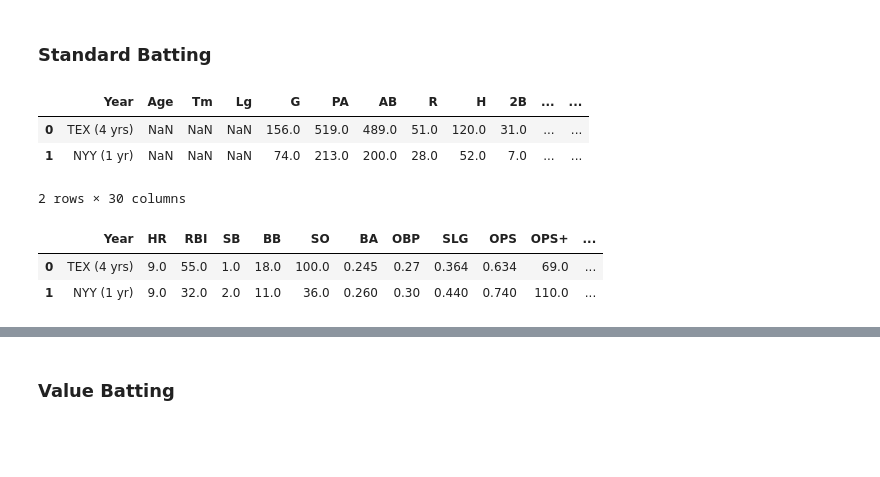
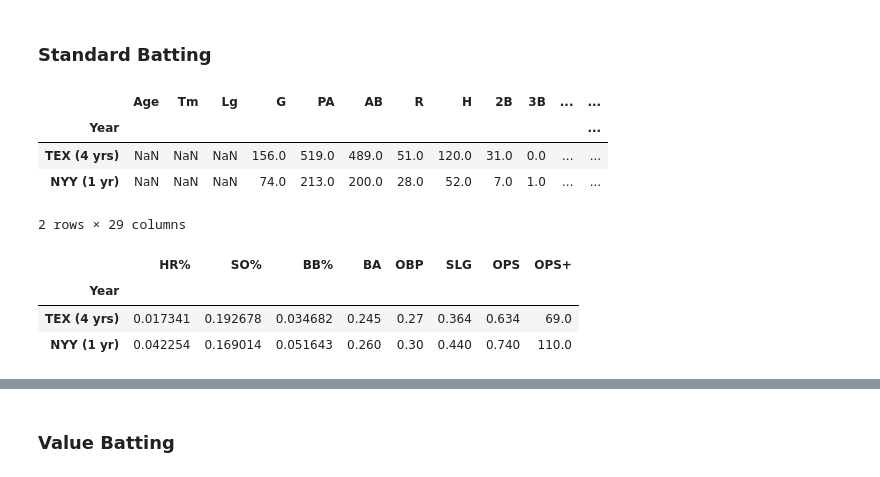
Before and after one commit to Steven-Woodring/Dingers_And_Data, a Jupyter notebook: No_Way_Jose/No_Way_Jose.ipynb, the cells around one changed output, grey strips where cells are left out. Cells and saved outputs as stored; diff of their text form; code cells hidden in the pictures; blank space fills up the shorter version.

```diff
--- a/No_Way_Jose/No_Way_Jose.ipynb
+++ b/No_Way_Jose/No_Way_Jose.ipynb
@@ -15,18 +15,25 @@ std_fld_df = pd.read_csv('Resources/Data/standard_fielding.csv')
 # %%
 # Only grab rows that group by team
 std_bat_df = std_bat_df.loc[(std_bat_df['Year'] == 'TEX (4 yrs)') | (std_bat_df['Year'] == 'NYY (1 yr)')]
-std_bat_df.reset_index(drop=True, inplace=True)
+std_bat_df.set_index('Year', inplace=True)
 std_bat_df
 # %% [output]
-|  | Year | Age | Tm | Lg | G | PA | AB | R | H | 2B | ... | ... |
-| 0 | TEX (4 yrs) | NaN | NaN | NaN | 156.0 | 519.0 | 489.0 | 51.0 | 120.0 | 31.0 | ... | ... |
-| 1 | NYY (1 yr) | NaN | NaN | NaN | 74.0 | 213.0 | 200.0 | 28.0 | 52.0 | 7.0 | ... | ... |
+|  | Age | Tm | Lg | G | PA | AB | R | H | 2B | 3B | ... | ... |
+| Year |  |  |  |  |  |  |  |  |  |  |  | ... |
+| TEX (4 yrs) | NaN | NaN | NaN | 156.0 | 519.0 | 489.0 | 51.0 | 120.0 | 31.0 | 0.0 | ... | ... |
+| NYY (1 yr) | NaN | NaN | NaN | 74.0 | 213.0 | 200.0 | 28.0 | 52.0 | 7.0 | 1.0 | ... | ... |
-2 rows × 30 columns
+2 rows × 29 columns
+# %%
+# Create HR%, SO%, BB% columns
+std_bat_df['HR%'] = std_bat_df['HR'] / std_bat_df['PA']
+std_bat_df['SO%'] = std_bat_df['SO'] / std_bat_df['PA']
+std_bat_df['BB%'] = std_bat_df['BB'] / std_bat_df['PA']
 # %%
 # Remove unnecessary columns
-std_bat_df = std_bat_df[['Year', 'HR', 'RBI', 'SB', 'BB', 'SO', 'BA', 'OBP', 'SLG', 'OPS', 'OPS+', 'TB', 'GDP']]
+std_bat_df = std_bat_df[['HR%', 'SO%', 'BB%', 'BA', 'OBP', 'SLG', 'OPS', 'OPS+']]
 std_bat_df
 # %% [output]
-|  | Year | HR | RBI | SB | BB | SO | BA | OBP | SLG | OPS | OPS+ | ... |
-| 0 | TEX (4 yrs) | 9.0 | 55.0 | 1.0 | 18.0 | 100.0 | 0.245 | 0.27 | 0.364 | 0.634 | 69.0 | ... |
-| 1 | NYY (1 yr) | 9.0 | 32.0 | 2.0 | 11.0 | 36.0 | 0.260 | 0.30 | 0.440 | 0.740 | 110.0 | ... |
+|  | HR% | SO% | BB% | BA | OBP | SLG | OPS | OPS+ |
+| Year |  |  |  |  |  |  |  |  |
+| TEX (4 yrs) | 0.017341 | 0.192678 | 0.034682 | 0.245 | 0.27 | 0.364 | 0.634 | 69.0 |
+| NYY (1 yr) | 0.042254 | 0.169014 | 0.051643 | 0.260 | 0.30 | 0.440 | 0.740 | 110.0 |
```
Also changed, not shown: parts of 12 cells of this notebook.
